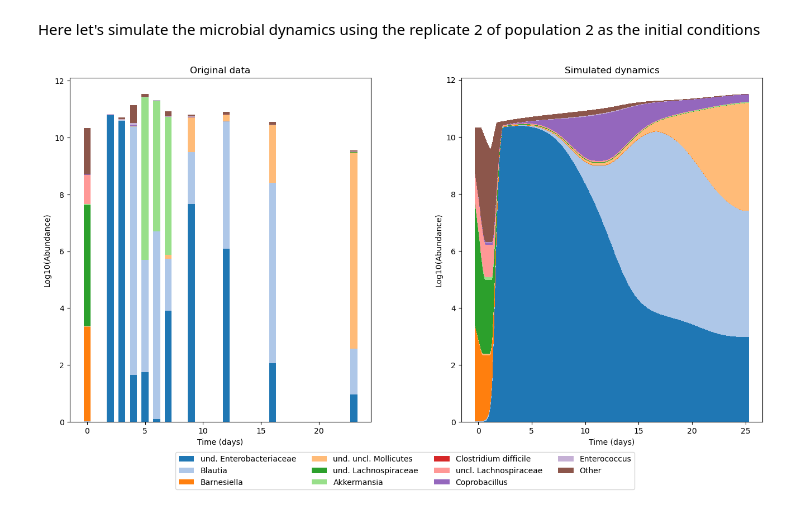
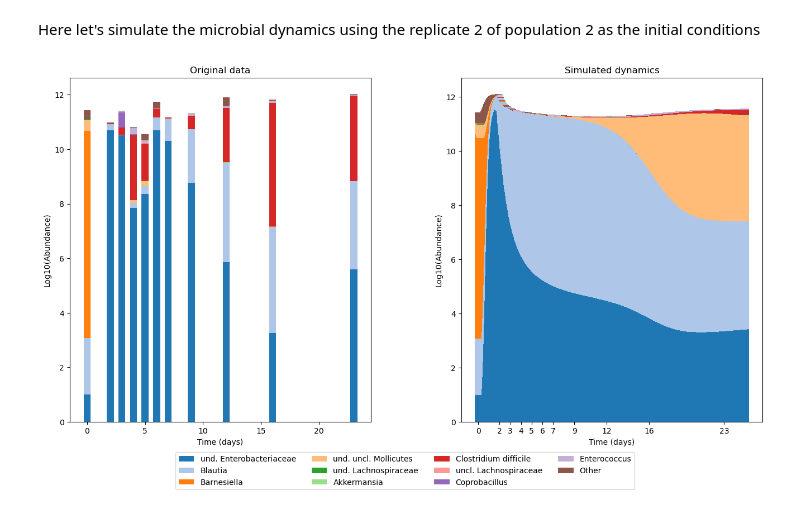
Before and after one commit to BOYANGLI233/gLV-model-implementation, a Jupyter notebook: notebook/gLV_fit.ipynb, the cells around one changed output. Cells and saved outputs as stored; diff of their text form; code cells hidden in the pictures.

Commit message:
update gLV simulation method

```diff
--- a/notebook/gLV_fit.ipynb
+++ b/notebook/gLV_fit.ipynb
@@ -224,18 +224,24 @@ plt.show()
 Here let's simulate the microbial dynamics using the replicate 2 of population 2 as the initial conditions
 # %%
 # Define initial conditions and time span
-t_span = (0, 25)
-t = np.linspace(0, 25, 1000)
-perturb = 1
-# orig_data = Y_data_2[:-2, 40:51]  # Original data for population 3
-orig_data = Y_data_2[:-2, 25:36]  # Original data for population 2
-# orig_data = Y_data_2[:-2, 36:40]  # Original data for population 1
-orig_time = all_time[3].astype(np.float64)
-x0 = orig_data[:, 0]  # Initial conditions based on the original data
-perturb_start_end = (0, 2)  # No perturbation in this simulation
+t_span = [0, 25]
+num_t = 1000
 
-x_sim = mI.gLV_simulation(t_span, t, x0, mu, M, epsilon, perturb, perturb_start_end=perturb_start_end)  # Simulate the microbial dynamics
-fig_4 = mI.plot_simulation(species, orig_data, orig_time, x_sim, t) # Plot the simulation results
+orig_data_3 = Y_data_2[:-2, 40:51]  # Original data for population 3
+orig_data_2 = Y_data_2[:-2, 25:36]  # Original data for population 2
+orig_data_1 = Y_data_2[:-2, 36:40]  # Original data for population 1
+
+x0_1 = orig_data_1[:, 0].reshape(-1, 1)  # Initial conditions based on the original data
+x0_2 = orig_data_2[:, 0].reshape(-1, 1)  # Initial conditions based on the original data
+x0_3 = np.hstack((orig_data_3[:, 0].reshape(-1, 1), (orig_data_3[:, 1].reshape(-1, 1))))  # Combine initial conditions for populations 1 and 2
+
+perturb_start_end = np.array([[0, 2]])
+x_intro = np.zeros(x0_3.shape[0])
+x_intro[6] = 2  # Set the introduction for the first population
+
+x_sim, t_sim = mI.gLV_simulation(t_span, num_t, x0_3, theta_3, x_intro=x_intro, perturb_start_end=perturb_start_end)
+orig_time = all_time[3].astype(np.float64) # Original time for population 2
+fig4 = mI.plot_simulation(species, orig_data_3, orig_time, x_sim, t_sim)
 plt.show()
 # %% [output]
-[figure, old version]
+[figure, new version]
```
Also changed, not shown: 10 other files.
